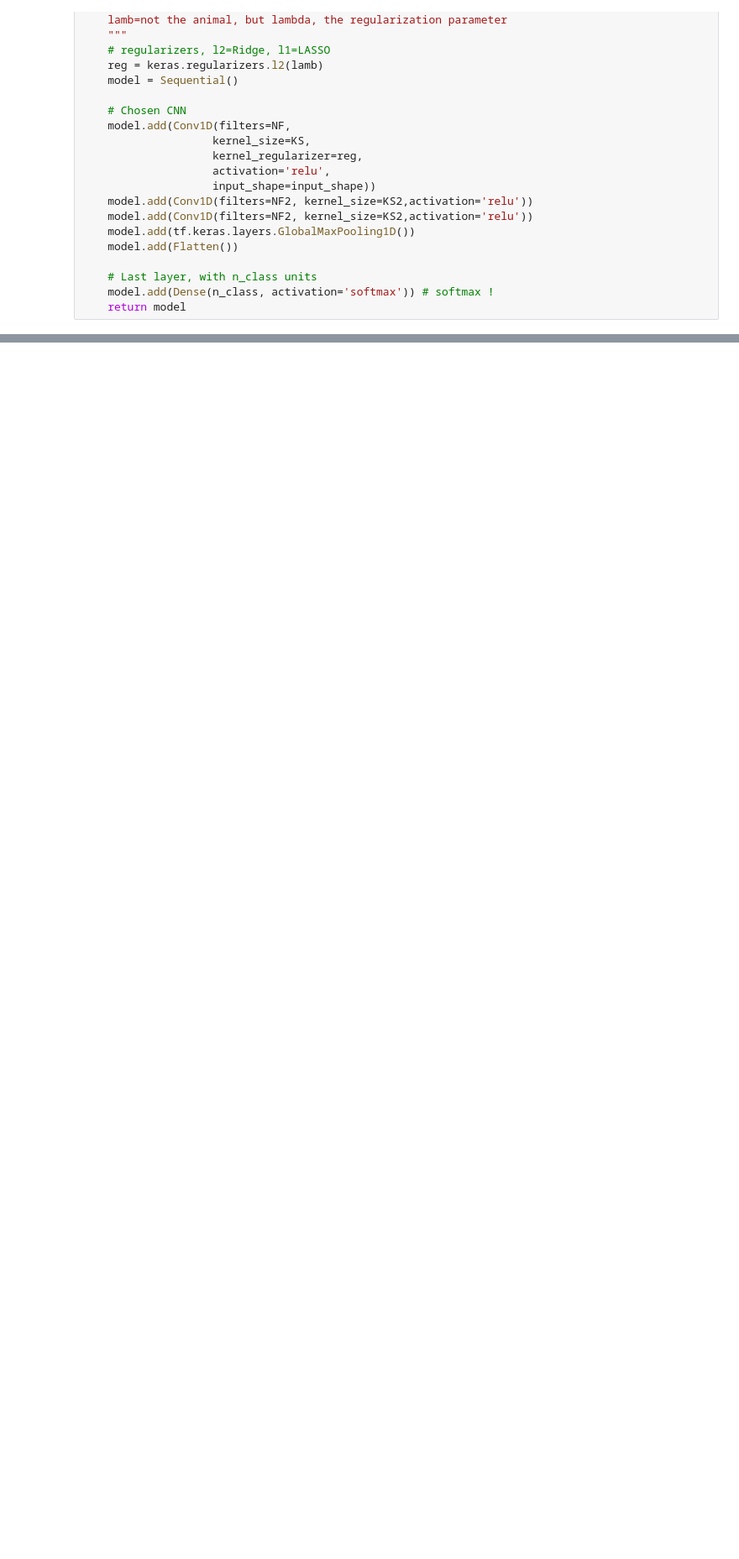
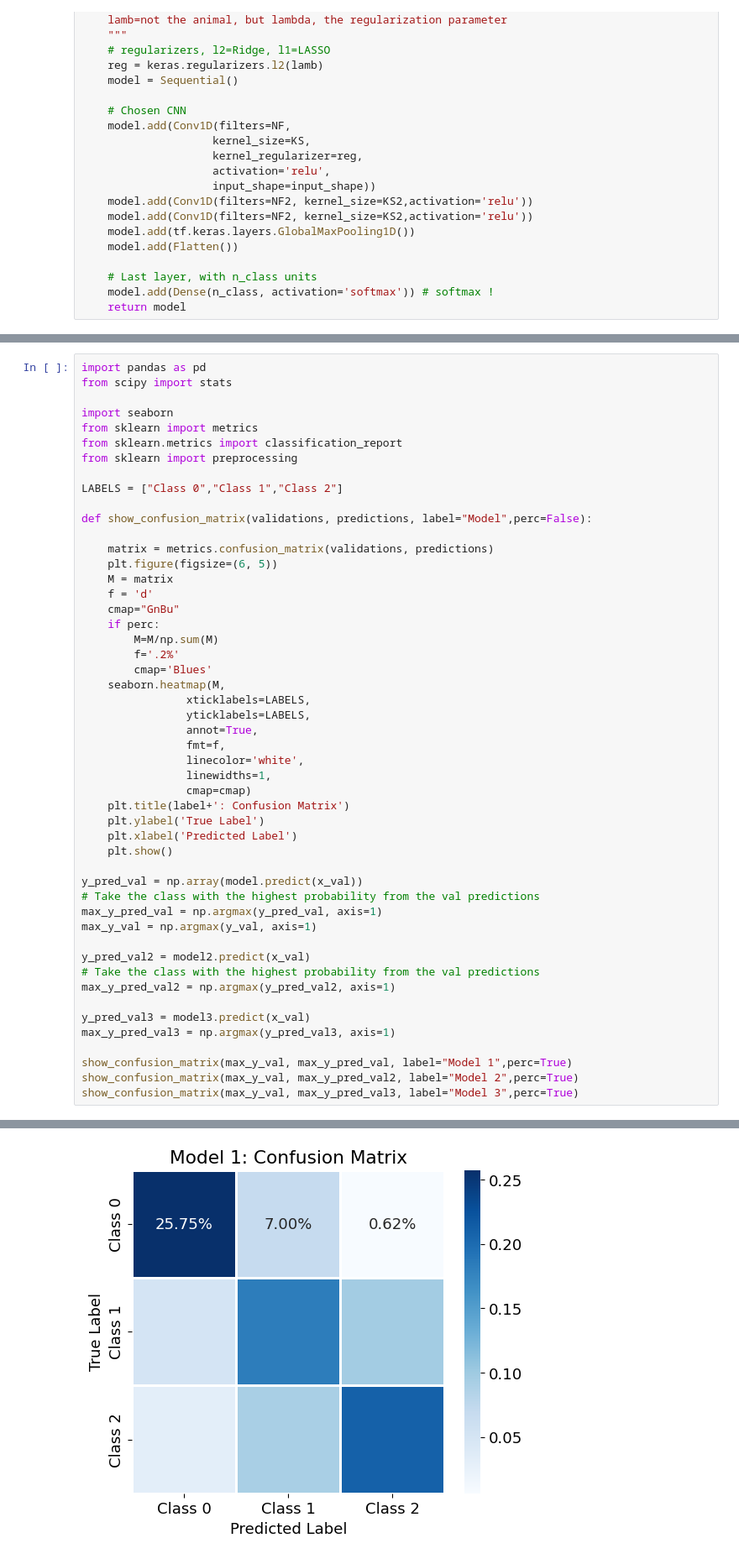
Before and after one commit to Kallo27/LCP_B, a Jupyter notebook: group2405_exercise1.ipynb, the cells around one changed output, grey strips where cells are left out. Shown at 84% size. Drawn from its saved outputs; the diff is of its cells as text; blank space fills up the shorter version.

```diff
--- a/group2405_exercise1.ipynb
+++ b/group2405_exercise1.ipynb
@@ -374,0 +386,51 @@ Discussione dei risultati, in particolare dobbiamo discutere la forma del kernel
+# %%
+import pandas as pd
+from scipy import stats
+
+import seaborn
+from sklearn import metrics
+from sklearn.metrics import classification_report
+from sklearn import preprocessing
+
+LABELS = ["Class 0","Class 1","Class 2"]
+
+def show_confusion_matrix(validations, predictions, label="Model",perc=False):
+
+    matrix = metrics.confusion_matrix(validations, predictions)
+    plt.figure(figsize=(6, 5))
+    M = matrix
+    f = 'd'
+    cmap="GnBu"
+    if perc:
+        M=M/np.sum(M)
+        f='.2%'
+        cmap='Blues'
+    seaborn.heatmap(M,
+                xticklabels=LABELS,
+                yticklabels=LABELS,
+                annot=True,
+                fmt=f,
+                linecolor='white',
+                linewidths=1,
+                cmap=cmap)
+    plt.title(label+': Confusion Matrix')
+    plt.ylabel('True Label')
+    plt.xlabel('Predicted Label')
+    plt.show()
+
+y_pred_val = np.array(model.predict(x_val))
+# Take the class with the highest probability from the val predictions
+max_y_pred_val = np.argmax(y_pred_val, axis=1)
+max_y_val = np.argmax(y_val, axis=1)
+
+y_pred_val2 = model2.predict(x_val)
+# Take the class with the highest probability from the val predictions
+max_y_pred_val2 = np.argmax(y_pred_val2, axis=1)
+
+y_pred_val3 = model3.predict(x_val)
+max_y_pred_val3 = np.argmax(y_pred_val3, axis=1)
+
+show_confusion_matrix(max_y_val, max_y_pred_val, label="Model 1",perc=True)
+show_confusion_matrix(max_y_val, max_y_pred_val2, label="Model 2",perc=True)
+show_confusion_matrix(max_y_val, max_y_pred_val3, label="Model 3",perc=True)
+# %% [output]
@@ -374,0 +440 @@ Discussione dei risultati, in particolare dobbiamo discutere la forma del kernel
+[figure, added]
```
Also changed, not shown: parts of 13 cells of this notebook.
